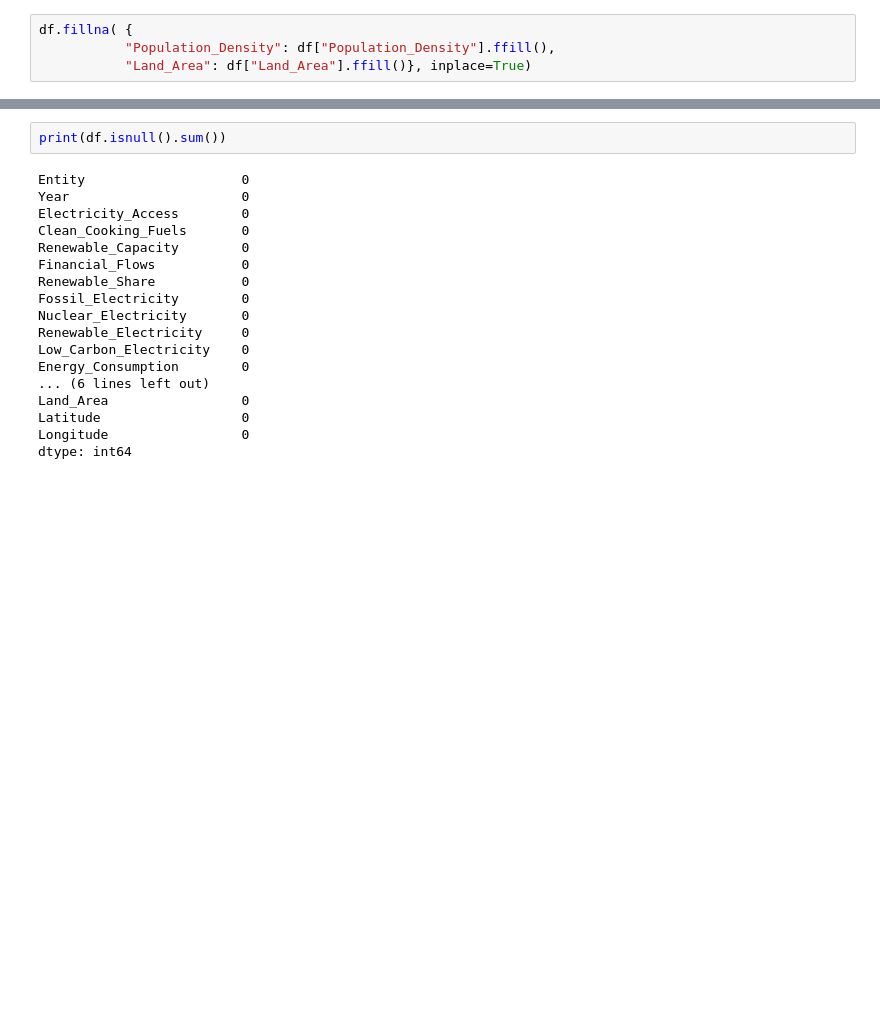
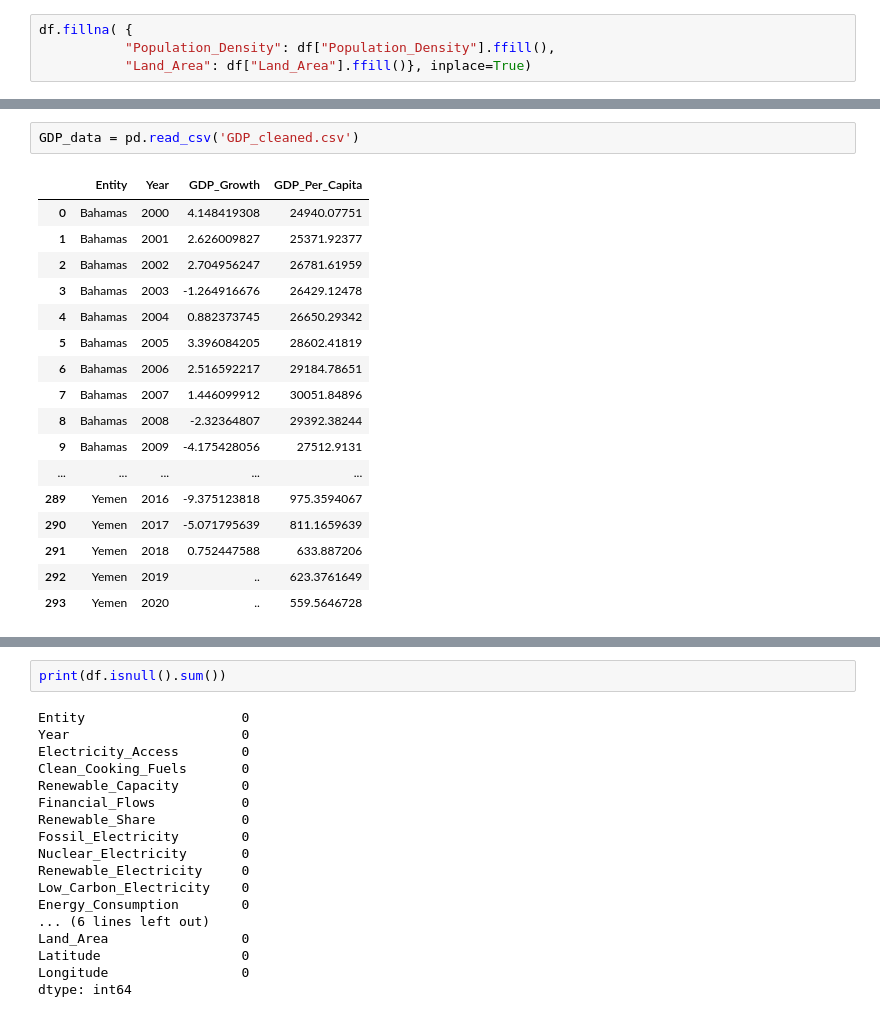
Before and after one commit to audreymalloy/Springboard_DataScience, a Jupyter notebook: Capstone-3-Energy/Data_Wrangling/energy_data_wrangling.ipynb, the cells around one changed output, grey strips where cells are left out. Saved outputs shown, nothing was run; the diff lists cells and outputs as text; blank space fills up the shorter version.

```diff
--- a/Capstone-3-Energy/Data_Wrangling/energy_data_wrangling.ipynb
+++ b/Capstone-3-Energy/Data_Wrangling/energy_data_wrangling.ipynb
@@ -188,0 +343,20 @@ df["Nuclear_Electricity"] = df["Nuclear_Electricity"].fillna(0).infer_objects(co
+# %%
+GDP_data = pd.read_csv('GDP_cleaned.csv')
+# %% [output]
+|  | Entity | Year | GDP_Growth | GDP_Per_Capita |
+| 0 | Bahamas | 2000 | 4.148419308 | 24940.07751 |
+| 1 | Bahamas | 2001 | 2.626009827 | 25371.92377 |
+| 2 | Bahamas | 2002 | 2.704956247 | 26781.61959 |
+| 3 | Bahamas | 2003 | -1.264916676 | 26429.12478 |
+| 4 | Bahamas | 2004 | 0.882373745 | 26650.29342 |
+| 5 | Bahamas | 2005 | 3.396084205 | 28602.41819 |
+| 6 | Bahamas | 2006 | 2.516592217 | 29184.78651 |
+| 7 | Bahamas | 2007 | 1.446099912 | 30051.84896 |
+| 8 | Bahamas | 2008 | -2.32364807 | 29392.38244 |
+| 9 | Bahamas | 2009 | -4.175428056 | 27512.9131 |
+| ... | ... | ... | ... | ... |
+| 289 | Yemen | 2016 | -9.375123818 | 975.3594067 |
+| 290 | Yemen | 2017 | -5.071795639 | 811.1659639 |
+| 291 | Yemen | 2018 | 0.752447588 | 633.887206 |
+| 292 | Yemen | 2019 | .. | 623.3761649 |
+| 293 | Yemen | 2020 | .. | 559.5646728 |
```
Also changed, not shown: parts of 67 cells of this notebook.
